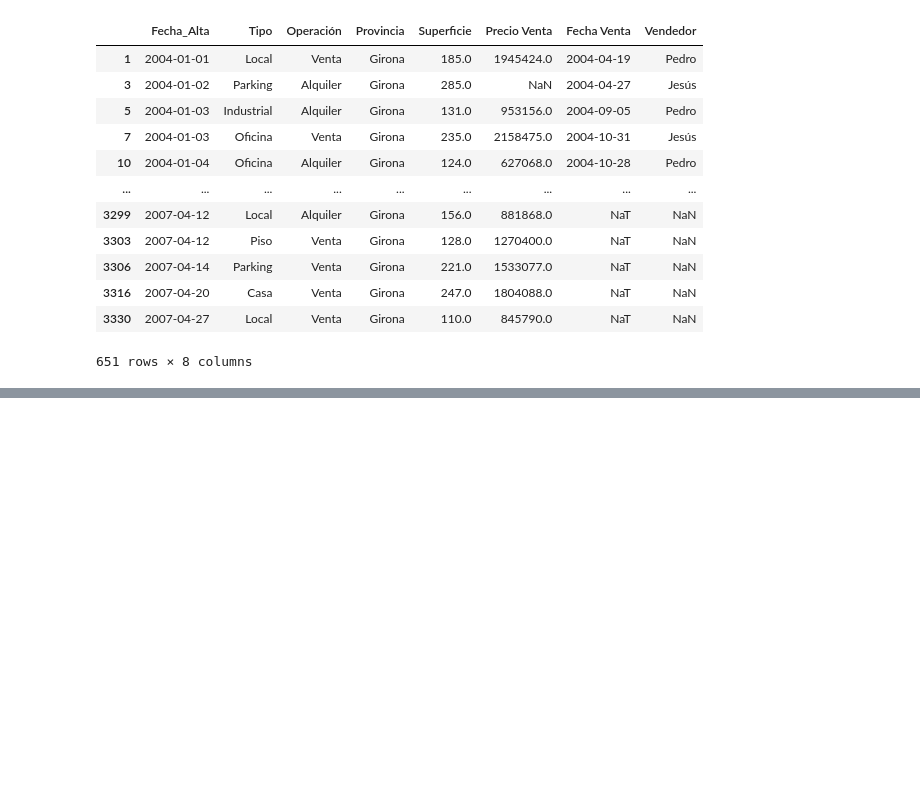
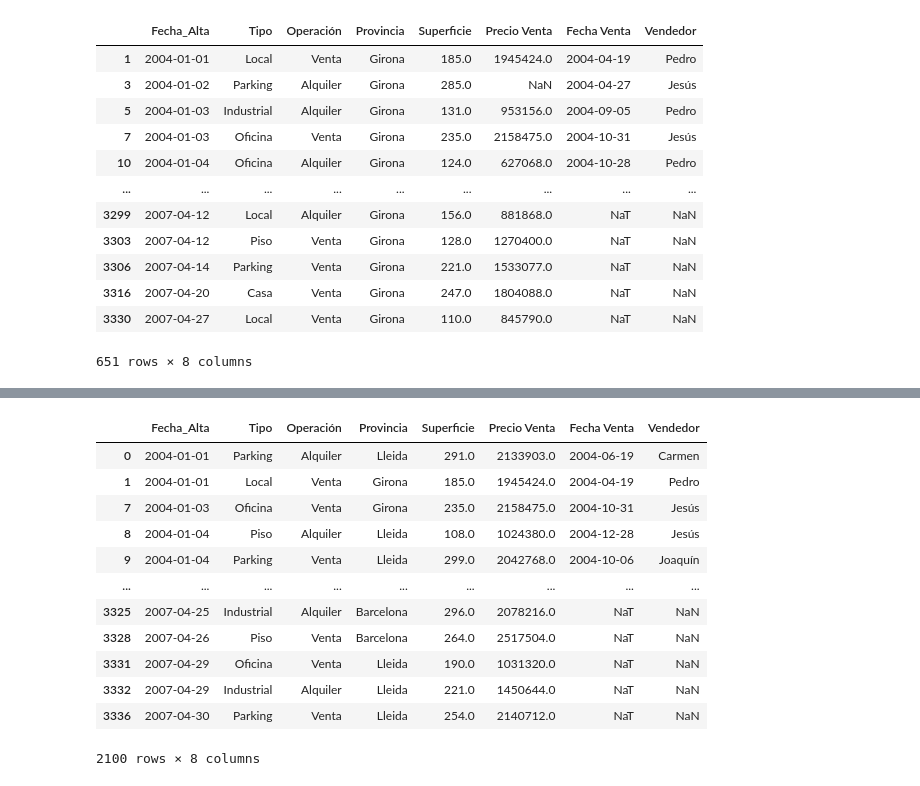
Before and after one commit to BetoxAlka/AnaliticaDatos, a Jupyter notebook: Actividad_3_3.ipynb, the cells around one changed output, grey strips where cells are left out. Saved outputs shown, nothing was run; the diff lists cells and outputs as text; code cells hidden in the pictures; blank space fills up the shorter version.

Commit message:
Filtro 5:  Registros con Precio Venta mayor a 1000000 o Vendedor igual a Carmen o Joaquin

```diff
--- a/Actividad_3_3.ipynb
+++ b/Actividad_3_3.ipynb
@@ -145,3 +145,20 @@ files.download('Filtro4.csv')
 # %% [output]
 [interactive output not drawn]
 [interactive output not drawn]
+# %%
+filtro5 = df1[(df1['Precio Venta'] > 1000000) | (df1['Vendedor'] == 'Carmen') | (df1['Vendedor'] == 'Joaquin')] #Filtro con Precio venta mayor a 1000000
+filtro5 #O con vendedores Carmen o Joaquin
+# %% [output]
+|  | Fecha_Alta | Tipo | Operación | Provincia | Superficie | Precio Venta | Fecha Venta | Vendedor |
+| 0 | 2004-01-01 | Parking | Alquiler | Lleida | 291.0 | 2133903.0 | 2004-06-19 | Carmen |
+| 1 | 2004-01-01 | Local | Venta | Girona | 185.0 | 1945424.0 | 2004-04-19 | Pedro |
+| 7 | 2004-01-03 | Oficina | Venta | Girona | 235.0 | 2158475.0 | 2004-10-31 | Jesús |
+| 8 | 2004-01-04 | Piso | Alquiler | Lleida | 108.0 | 1024380.0 | 2004-12-28 | Jesús |
+| 9 | 2004-01-04 | Parking | Venta | Lleida | 299.0 | 2042768.0 | 2004-10-06 | Joaquín |
+| ... | ... | ... | ... | ... | ... | ... | ... | ... |
+| 3325 | 2007-04-25 | Industrial | Alquiler | Barcelona | 296.0 | 2078216.0 | NaT | NaN |
+| 3328 | 2007-04-26 | Piso | Venta | Barcelona | 264.0 | 2517504.0 | NaT | NaN |
+| 3331 | 2007-04-29 | Oficina | Venta | Lleida | 190.0 | 1031320.0 | NaT | NaN |
+| 3332 | 2007-04-29 | Industrial | Alquiler | Lleida | 221.0 | 1450644.0 | NaT | NaN |
+| 3336 | 2007-04-30 | Parking | Venta | Lleida | 254.0 | 2140712.0 | NaT | NaN |
+2100 rows × 8 columns
```
Also changed, not shown: parts of 2 cells of this notebook.
